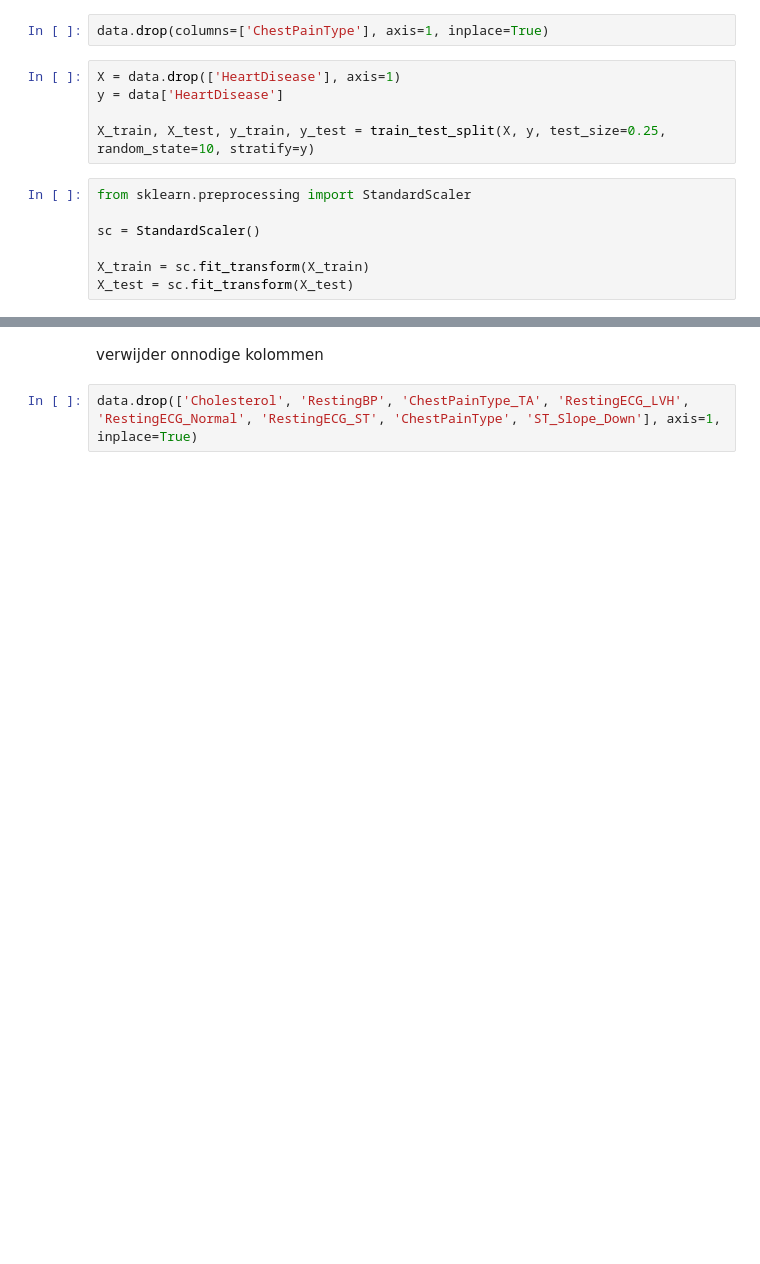
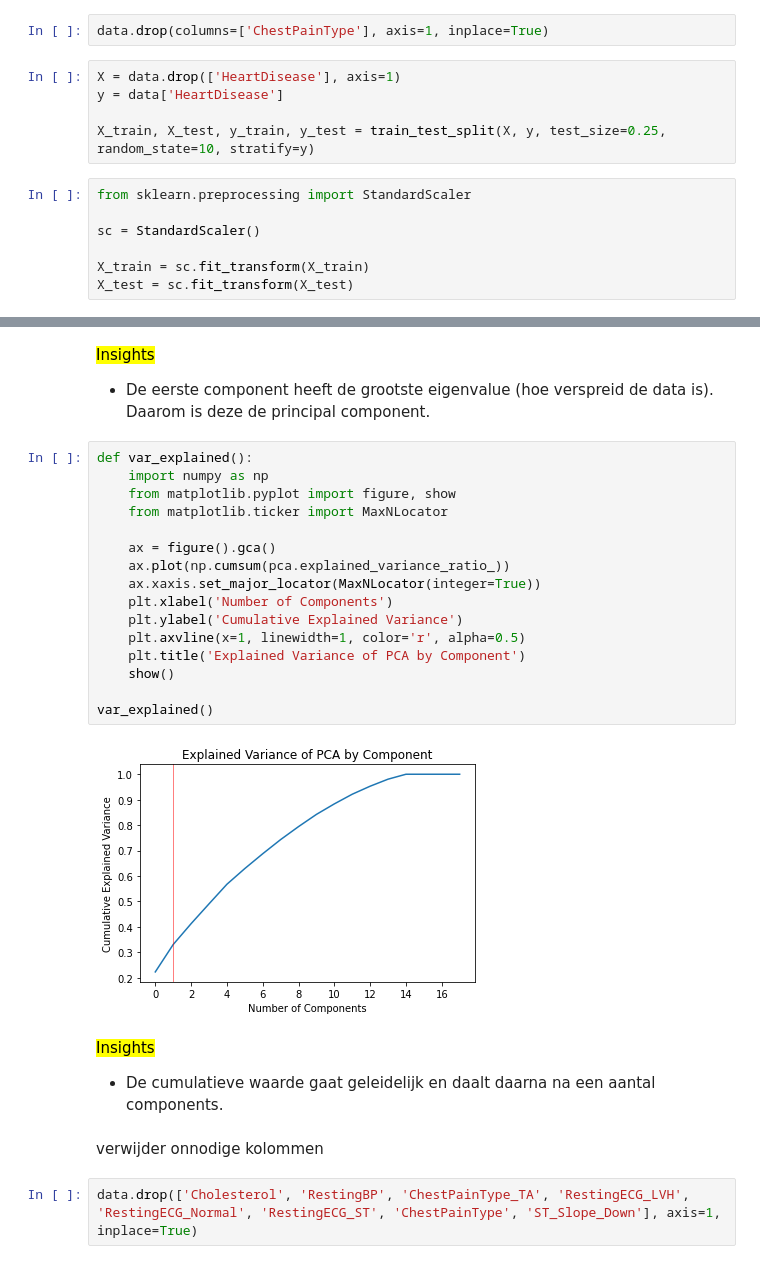
Before and after one commit to Mysurii/Minoi-AAI, a Jupyter notebook: Machine Learning/heart_disease.ipynb, the cells around one changed output, grey strips where cells are left out. Saved outputs shown, nothing was run; the diff lists cells and outputs as text; blank space fills up the shorter version.

```diff
--- a/Machine Learning/heart_disease.ipynb
+++ b/Machine Learning/heart_disease.ipynb
@@ -783,3 +834,29 @@ n_components = 4: 0.896
+# %% [markdown]
+<mark>Insights<mark>
+
+- De eerste component heeft de grootste eigenvalue (hoe verspreid de data is). Daarom is deze de principal component.
+# %%
+def var_explained():
+    import numpy as np
+    from matplotlib.pyplot import figure, show
+    from matplotlib.ticker import MaxNLocator
+
+    ax = figure().gca()
+    ax.plot(np.cumsum(pca.explained_variance_ratio_))
+    ax.xaxis.set_major_locator(MaxNLocator(integer=True))
+    plt.xlabel('Number of Components')
+    plt.ylabel('Cumulative Explained Variance')
+    plt.axvline(x=1, linewidth=1, color='r', alpha=0.5)
+    plt.title('Explained Variance of PCA by Component')
+    show()
+
+var_explained()
+# %% [output]
+[figure, added]
+# %% [markdown]
+<mark>Insights<mark>
+
+- De cumulatieve waarde gaat geleidelijk en daalt daarna na een aantal components.
 # %% [markdown]
 verwijder onnodige kolommen
 # %%
```
Also changed, not shown: parts of 5 cells of this notebook.
